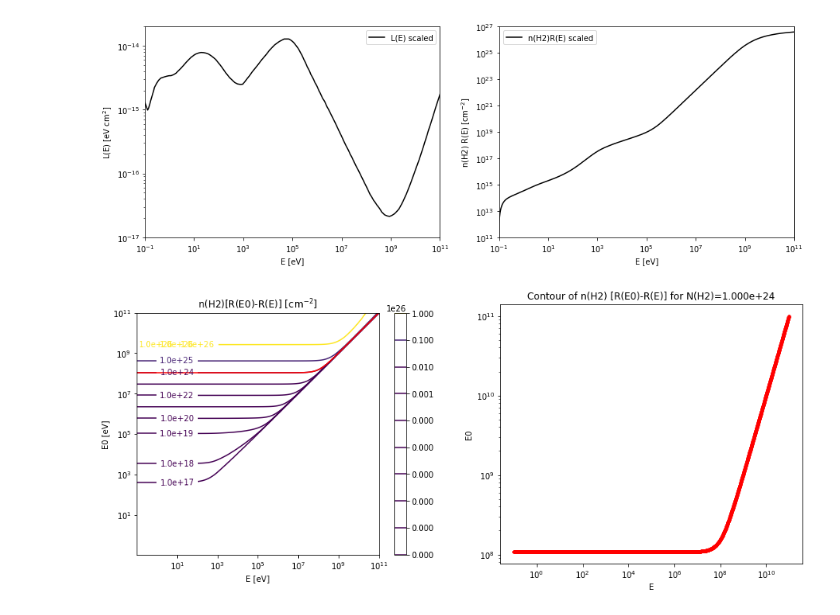
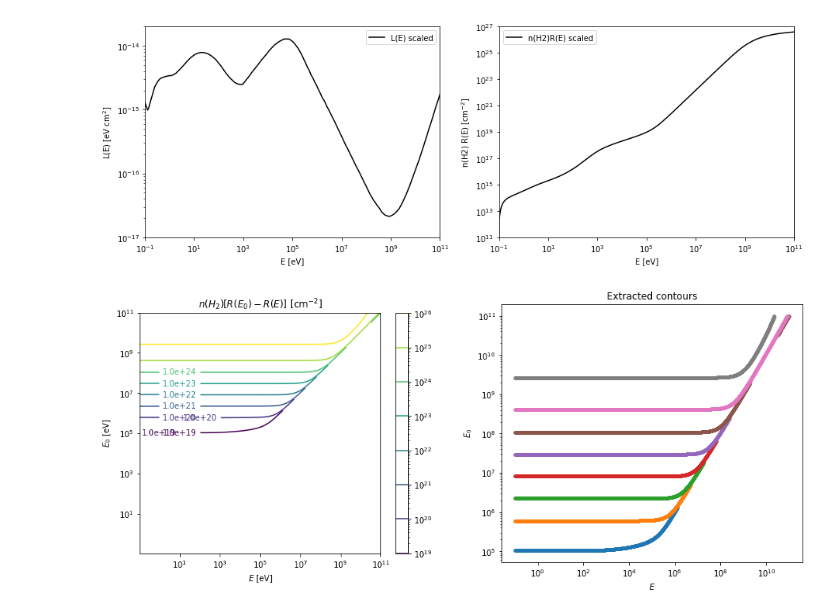
Before and after one commit to jbattat/reproduce_padovani, a Jupyter notebook: cr_spectrum.ipynb, the cells around one changed output. Saved outputs shown, nothing was run; the diff lists cells and outputs as text; code cells hidden in the pictures.

```diff
--- a/cr_spectrum.ipynb
+++ b/cr_spectrum.ipynb
@@ -109,42 +116,90 @@ nn, min, max of pLoss.Einterp: 2000, 0.1, 100000000000.0
 [figure]
 # %%
 # VISUALIZE N(H2) CONTOURS
+# Nothing in this cell depends on the input spectrum, only on L(E)
 fig4, axs4 = plt.subplots(1, 2, figsize=(15,6))
-levelMax = 4e26
-#levels = np.linspace(0, levelMax, num=30, endpoint=True)
-levels = np.logspace(17, 26, num=10, endpoint=True)
-#levels = np.logspace(21, 25, num=5, endpoint=True)
-cs = axs4[0].contour(EEs, E0s, NNs, levels=levels)#, locator=ticker.LogLocator())#, cmap=cm.PuBu_r)
+#levels = np.logspace(17, 24, num=8, endpoint=True)
+#levels = np.logspace(17, 26, num=10, endpoint=True)
+levels = np.logspace(19, 26, num=8, endpoint=True)
+cs = axs4[0].contour(EEs, E0s, NNs, levels=levels, norm=LogNorm())#, locator=ticker.LogLocator())#, cmap=cm.PuBu_r)
 axs4[0].set_xscale('log')
 axs4[0].set_yscale('log')
 axs4[0].axis('scaled')
-axs4[0].set_xlabel("E [eV]")
-axs4[0].set_ylabel("E0 [eV]")
-axs4[0].set_title("n(H2)[R(E0)-R(E)] [cm$^{-2}$]")
+axs4[0].set_xlabel("$E$ [eV]")
+axs4[0].set_ylabel("$E_0$ [eV]")
+axs4[0].set_title("$n(H_2)[R(E_0)-R(E)]$ [cm$^{-2}$]")
 fig4.colorbar(cs, ax=axs4[0], shrink=0.93)
 locs = [(10, 1e3), (10, 1e4), (10, 1e5), (10, 1e6), (10, 1e6),
-        (10, 1e6), (10, 1e7), (10, 1e8), (10, 1e9), (10,1e12)]
+        (10, 1e6), (10, 1e7), (10, 1e8)]#, (10, 1e9)]#, (10, 1e10)]
 axs4[0].clabel(cs, cs.levels, inline=True, fmt="%.1e", fontsize=10, manual=locs)
 
-# pick out a single contour
-levelId = 7
-NH2s = levels[levelId]
-dat0 = cs.allsegs[levelId][0]
-xEs  = dat0[:,0]
-yE0s = dat0[:,1]
 
-axs4[0].plot(xEs, yE0s, 'r-') # overplot on contour graph
-axs4[1].plot(xEs, yE0s, 'k-')
-axs4[1].plot(xEs, yE0s, 'r.')
-axs4[1].set_xscale('log')
-axs4[1].set_yscale('log')
-axs4[1].set_xlabel("E")
-axs4[1].set_ylabel("E0")
-axs4[1].set_title(f"Contour of n(H2) [R(E0)-R(E)] for N(H2)={NH2s:.3e}")
+contourData = []
+# pick out the x/y coordinates of each contour
+for levelId, level in enumerate(levels):
+    for ii in range(len(cs.allsegs[levelId])):
+        if ii == 0:
+            xEs  = cs.allsegs[levelId][ii][:,0]
+            yE0s = cs.allsegs[levelId][ii][:,1]
+        else:
+            xEs  = np.concatenate((xEs,  cs.allsegs[levelId][ii][:,0]))
+            yE0s = np.concatenate((yE0s, cs.allsegs[levelId][ii][:,1]))
+    # sort in ascending order of xEs
+    ids = np.argsort(xEs)
+    xEs = xEs[ids]
+    yE0s = yE0s[ids]
+    contourData.append([xEs[:],yE0s[:]])
+
+# save the results as a pickle file
+data = {'levels':levels, 'contours':contourData}
+with open('testFit.pkl', 'wb') as ff:
+    # Pickle the 'data' dictionary using the highest protocol available.
+    pickle.dump(data, ff)
+
+#print(f"cs.allsegs[{levelId}] = ")
+#print(cs.allsegs[levelId])
+
+#axs4[0].plot(xEs, yE0s, 'r-') # overplot on contour graph
+for ii in range(len(contourData)):
+    axs4[1].loglog(contourData[ii][0], contourData[ii][1], '.')
+#axs4[1].plot(xEs, yE0s, 'r.')
+#axs4[1].set_xscale('log')
+#axs4[1].set_yscale('log')
+axs4[1].set_xlabel("$E$")
+axs4[1].set_ylabel("$E_0$")
+axs4[1].set_title("Extracted contours")
+#axs4[1].set_title(f"Contour of $n(H_2) [R(E0)-R(E)]$ for $N(H_2)$={NH2s:.3e}")
 
 fout = 'out/NH2Contours.pdf'
 plt.savefig(fout)
 plt.savefig(fout.replace(".pdf",".png"))
+
+# ##################################################################
+# # try finding contours another way...
+# # Find contours at a constant value of 0.8
+# fig7, axs7 = plt.subplots(1, 2, figsize=(15,6))
+# extent = [pLossScaled.E[1], pLossScaled.E[-1], pLossScaled.E[1], pLossScaled.E[-1]] # [xmin, xmax, ymin, ymax]
+# #axs7[0].imshow(NNs.T, cmap=plt.cm.gray, origin='lower', norm=LogNorm(), extent=extent)
+# pcm = axs7[0].pcolormesh(pLossScaled.E[1:], pLossScaled.E[1:], NNs.T, norm=LogNorm())
+# axs7[0].set_xscale('log')
+# axs7[0].set_yscale('log')
+# fig7.colorbar(pcm, ax=axs7[0], shrink=1)
+# axs7[1].plot([],[])
+# axs7[1].set_xscale('log')
+# axs7[1].set_yscale('log')
+# level0 = 1e24
+# for level in levels:
+#     print(f"level = {level:.2e}")
+#     contours = measure.find_contours(NNs, level)
+#     # Display the image and plot all contours found
+#     for contour in contours:
+#         #xx = pLossScaled.E[contour[:,0].astype('int')]
+#         #yy = pLossScaled.E[contour[:,1].astype('int')]
+#         axs7[0].plot(contour[:, 0], contour[:, 1], linewidth=2)
+#         #axs7[0].plot(xx, yy, linewidth=2)
+#         if level==level0:
+#             #axs7[1].plot(xx, xx, linewidth=2)
+#             axs7[1].plot(contour[:, 0], contour[:, 1], linewidth=2)
 # %% [output]
-[figure, old version]
+[figure, new version]
 # %%
```
Also changed, not shown: parts of 12 cells of this notebook, 3 other files.
